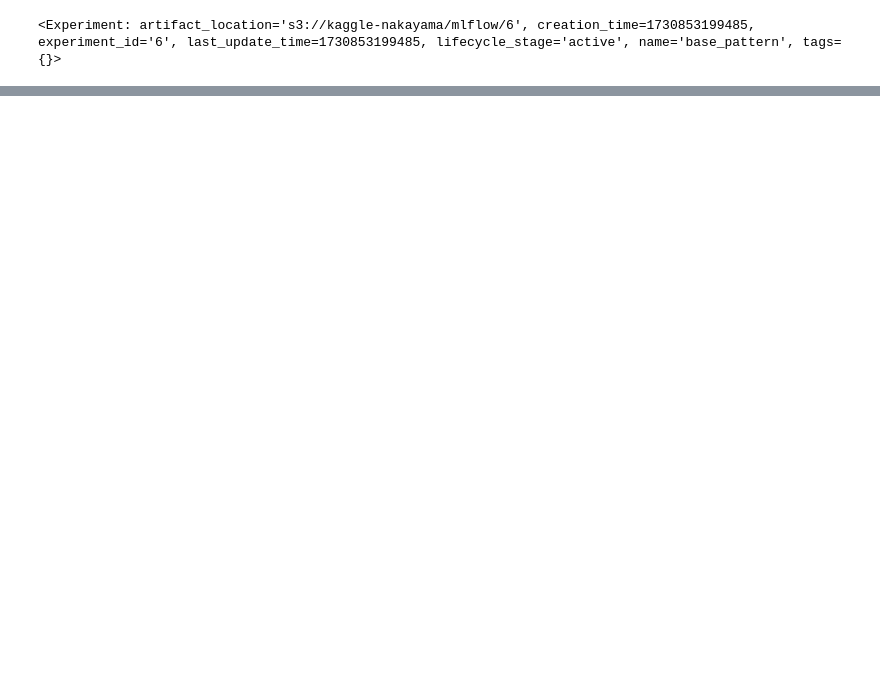
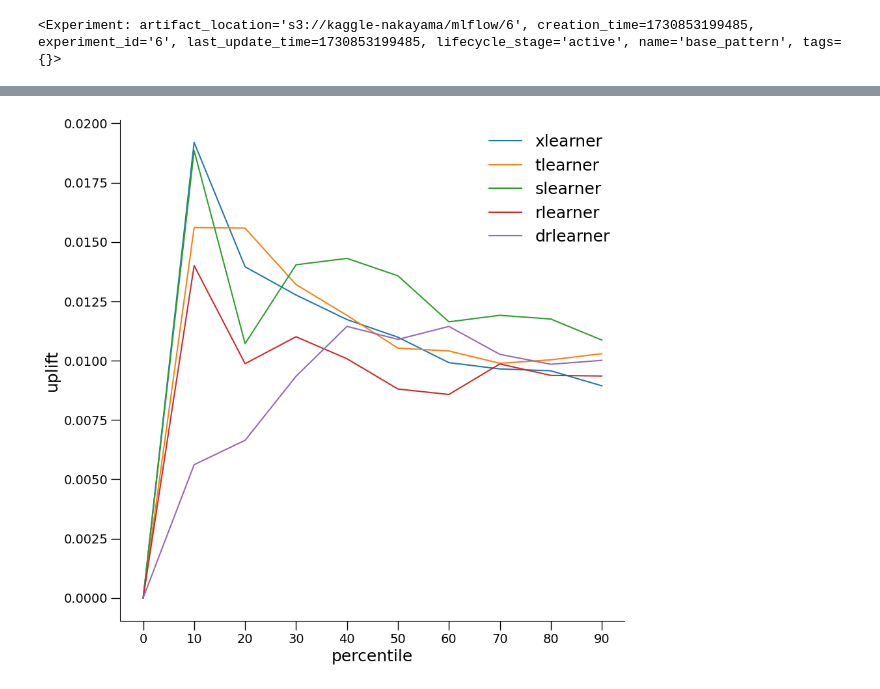
Before and after one commit to YuriNakayama/cate, a Jupyter notebook: dev/eda/output/mlflow_output.ipynb, the cells around one changed output, grey strips where cells are left out. Drawn from its saved outputs; the diff is of its cells as text; code cells hidden in the pictures; blank space fills up the shorter version.

```diff
--- a/dev/eda/output/mlflow_output.ipynb
+++ b/dev/eda/output/mlflow_output.ipynb
@@ -61,0 +51,25 @@ runs
+# %%
+import matplotlib.pyplot as plt
+
+fig = plt.figure(figsize=(10, 10))
+ax = fig.add_subplot(111)
+
+ax.tick_params(labelsize=14)
+ax.set_xlabel("percentile", fontsize=18)
+ax.set_ylabel(metrics_name, fontsize=18)
+ax.tick_params(length=10, width=1)
+
+ax.spines["top"].set_visible(False)
+ax.spines["right"].set_visible(False)
+ax.grid(False)
+
+ax.set_xticks(range(0, 10))
+ax.set_xticklabels([f"{i}0" if i != 0 else "0" for i in range(0, 10)])
+
+ax.plot(runs.loc[:, metrics_columns[metrics_name]].T)
+ax.legend(runs["tags.model"], fontsize=18, framealpha=0)
+
+
+plt.show()
+# %% [output]
+[figure, added]
```
Also changed, not shown: parts of 9 cells of this notebook, 1 other file.
